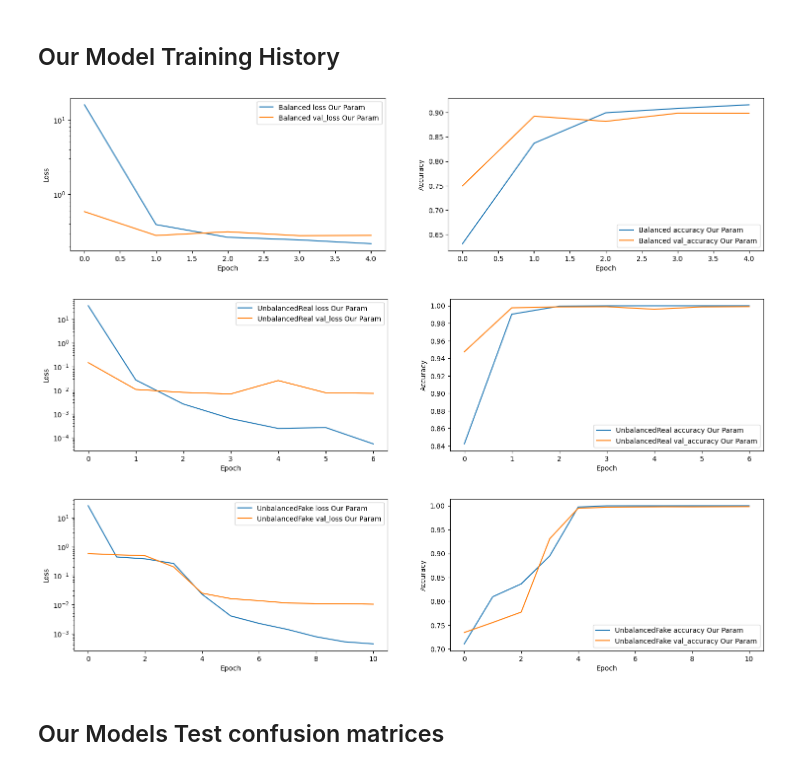
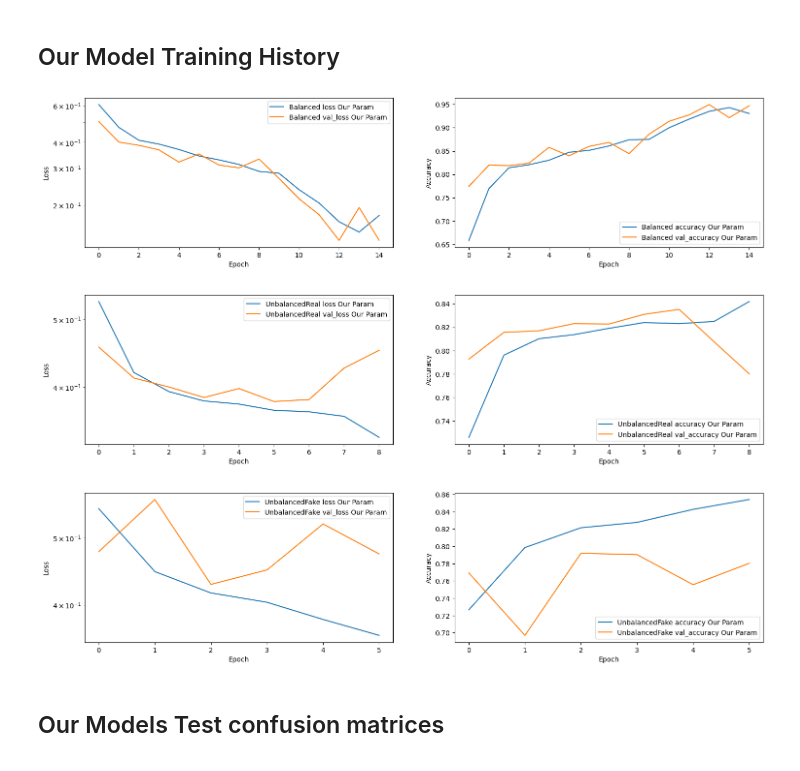
Before and after one commit to PaulMagos/ISPR, a Jupyter notebook: Assignment3/notebook.ipynb, the cells around one changed output. Saved outputs shown, nothing was run; the diff lists cells and outputs as text; code cells hidden in the pictures.

```diff
--- a/Assignment3/notebook.ipynb
+++ b/Assignment3/notebook.ipynb
@@ -10,12 +10,15 @@ import os
 
 # layers = [1, 2, 3]
 SubjectFlags = [True, False]
-MAX_TEXT_LENS = [1000, 2000, 4000]
+MAX_TEXT_LENS = [100, 500, 1000, 2000, 4000]
 embedding_size = 50
 
-SubjectFlag = SubjectFlags[0]
+SubjectFlag = SubjectFlags[1]
 MAX_TEXT_LEN = MAX_TEXT_LENS[1]
 INPUT_LEN = MAX_TEXT_LEN + 100 + (2 if SubjectFlag else 0)
+
+keras_path = './ktModels'
+our_path = './ourModels'
 
 
 Strides = [2]
@@ -37,19 +40,19 @@ TrainOurModels = {}
 for kind in ModelsNames:
     TrainOurModels[kind] = False
     TrainKerasModels[kind] = False
-    if not os.path.exists(f'./ourModels/{kind}_{str(MAX_TEXT_LEN)}_{str(SubjectFlag)}.h5'):
+    if not os.path.exists(f'{our_path}/{kind}_{str(MAX_TEXT_LEN)}_{str(SubjectFlag)}.h5'):
         TrainOurModels[kind] = True
-    if not os.path.exists(f'./ktModels/{kind}_{str(MAX_TEXT_LEN)}_{str(SubjectFlag)}'):
+    if not os.path.exists(f'{keras_path}/{kind}_{str(MAX_TEXT_LEN)}_{str(SubjectFlag)}'):
         TrainKerasModels[kind] = True
 
 
 # Remove comment if want to train a model from scratch
-TrainKerasModels['Balanced'] = False
-TrainKerasModels['UnbalancedReal'] = False
-TrainKerasModels['UnbalancedFake'] = False
-TrainOurModels['Balanced'] = True
-TrainOurModels['UnbalancedReal'] = True
-TrainOurModels['UnbalancedFake'] = True
+# TrainKerasModels['Balanced'] = False
+# TrainKerasModels['UnbalancedReal'] = False
+# TrainKerasModels['UnbalancedFake'] = False
+# TrainOurModels['Balanced'] = True
+# TrainOurModels['UnbalancedReal'] = True
+# TrainOurModels['UnbalancedFake'] = True
 # Check the models that will be trained
 allNews = myutils.initDF()
 
@@ -314,18 +317,17 @@ for kind in ModelsNames:
                 metrics=["accuracy"]
                 )
 
+        visualkeras.layered_view(ourParamModels[kind], scale_xy=0.8, draw_volume=True, legend=True, to_file=f'{our_path}/images/{kind}_{str(MAX_TEXT_LEN)}_{str(SubjectFlag)}.png')
+        print(f'Training {kind} model...')
         ourmodel_hist[kind] = ourParamModels[kind].fit(x_train[kind], y_train[kind], batch_size=128,
                                 epochs=15, validation_data=(x_val[kind], y_val), callbacks=[tf.keras.callbacks.EarlyStopping(monitor='val_loss',
                                                                                                 mode='min',
                                                                                                 patience=3,
                                                                                                 min_delta=0.003,
                                                                                                 restore_best_weights=True)])
-        ourParamModels[kind].save(f'./ourModels/{kind}_{str(MAX_TEXT_LEN)}_{str(SubjectFlag)}.h5')
-        with open(f'./ourModels/{kind}_{str(MAX_TEXT_LEN)}_{str(SubjectFlag)}_hist.hist', 'wb') as file_pi:
-            pickle.dump(ourmodel_hist[kind].history, file_pi)
+        ourmodel_hist[kind] = ourmodel_hist[kind].history
+        ourParamModels[kind].save(f'{our_path}/{kind}_{str(MAX_TEXT_LEN)}_{str(SubjectFlag)}.h5')
+        with open(f'{our_path}/histories/{kind}_{str(MAX_TEXT_LEN)}_{str(SubjectFlag)}_hist.hist', 'wb') as file_pi:
+            pickle.dump(ourmodel_hist[kind], file_pi)
     else:
-        ourParamModels[kind] = tf.keras.models.load_model(f'./ourModels/{kind}_{str(MAX_TEXT_LEN)}_{str(SubjectFlag)}.h5')
-        with open(f'./ourModels/{kind}_{str(MAX_TEXT_LEN)}_{str(SubjectFlag)}_hist.hist', 'rb') as file_pi:
-            ourmodel_hist[kind] = pickle.load(file_pi)
-
-    visualkeras.layered_view(ourParamModels[kind], scale_xy=0.8, draw_volume=True, legend=True, to_file=f'./Models/{kind}_{str(MAX_TEXT_LEN)}_{str(SubjectFlag)}.png')
+        ourParamModels[kind] = tf.keras.models.load_model(f'{our_path}/{kind}_{str(MAX_TEXT_LEN)}_{str(SubjectFlag)}.h5')
@@ -359,26 +379,28 @@ Our Param: Accuracy validation set  UnbalancedFake 0.9972157255819134
 # %%
 import matplotlib.pyplot as plt
 for i, kind in enumerate(ModelsNames):
+    with open(f'{our_path}/histories/{kind}_{str(MAX_TEXT_LEN)}_{str(SubjectFlag)}_hist.hist', 'rb') as file_pi:
+            ourmodel_hist[kind] = pickle.load(file_pi)
     # plot training history
     fig, ax = plt.subplots(1, 2, figsize=(18, 4))
     # ax[i].set_title(knd + ' training history')
     ax[0].plot(ourmodel_hist[kind]['loss'], label= kind + ' loss Our Param')
     ax[0].plot(ourmodel_hist[kind]['val_loss'], label = kind + ' val_loss Our Param')
     ax[0].set_xlabel('Epoch')
     ax[0].set_ylabel('Loss')
     ax[0].set_yscale('log')
     ax[0].legend(loc='upper right');
 
     ax[1].plot(ourmodel_hist[kind]['accuracy'], label=kind + ' accuracy Our Param')
     ax[1].plot(ourmodel_hist[kind]['val_accuracy'], label = kind + ' val_accuracy Our Param')
     ax[1].set_xlabel('Epoch')
     ax[1].set_xlabel('Epoch')
     ax[1].set_ylabel('Accuracy')
     ax[1].legend(loc='lower right');
 # %% [output]
-[figure, old version]
+[figure, new version]
-[figure, old version]
+[figure, new version]
-[figure, old version]
+[figure, new version]
 # %% [markdown]
 ## Our Models Test confusion matrices
 # %%
```
Also changed, not shown: parts of 16 cells of this notebook, 1 other file.
